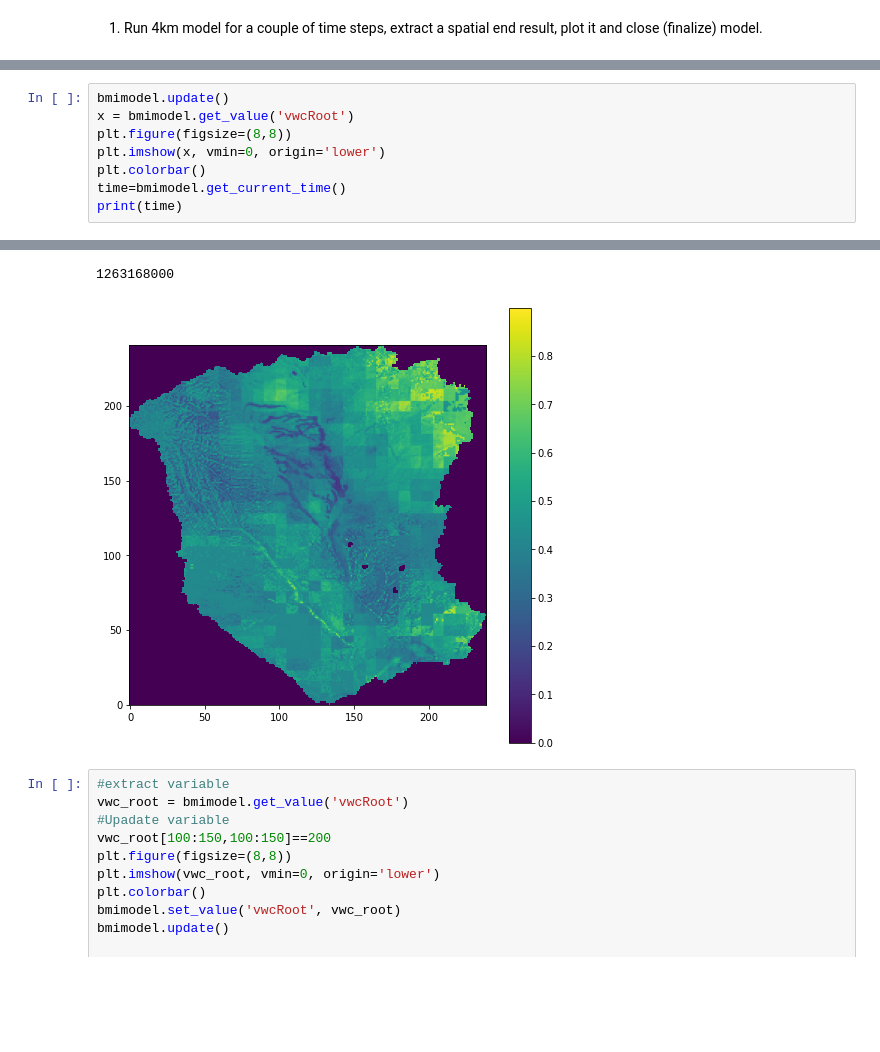
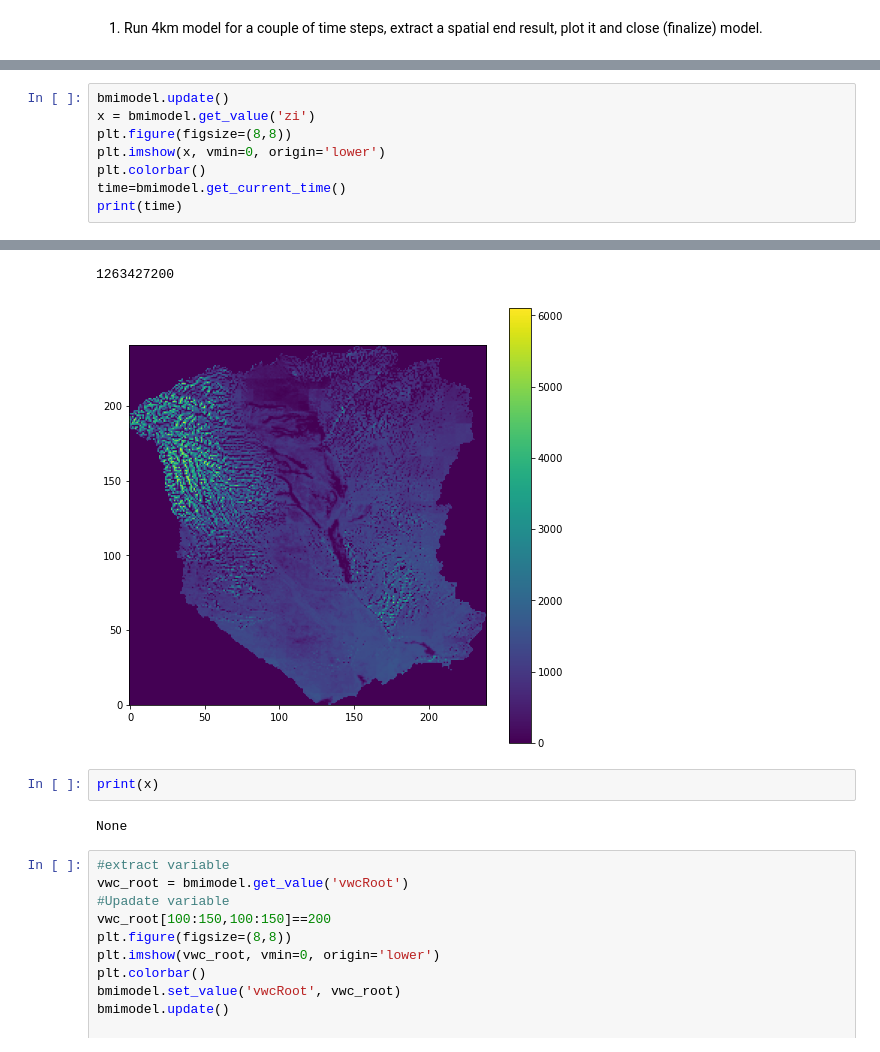
Before and after one commit to hcwinsemius/barotse, a Jupyter notebook: notebooks/run_wflow.ipynb, the cells around one changed output, grey strips where cells are left out. Drawn from its saved outputs; the diff is of its cells as text; blank space fills up the shorter version.

```diff
--- a/notebooks/run_wflow.ipynb
+++ b/notebooks/run_wflow.ipynb
@@ -134,6 +128,6 @@ array([[-999., -999., -999., ..., -999., -999., -999.],
 # %%
 bmimodel.update()
-x = bmimodel.get_value('vwcRoot')
+x = bmimodel.get_value('zi')
 plt.figure(figsize=(8,8))
 plt.imshow(x, vmin=0, origin='lower')
 plt.colorbar()
@@ -147,5 +139,9 @@ print(time)
-1263168000
+1263427200
-[figure, old version]
+[figure, new version]
+# %%
+print(x)
+# %% [output]
+None
 # %%
 #extract variable
 vwc_root = bmimodel.get_value('vwcRoot')
```
Also changed, not shown: parts of 5 cells of this notebook, 29 other files.
